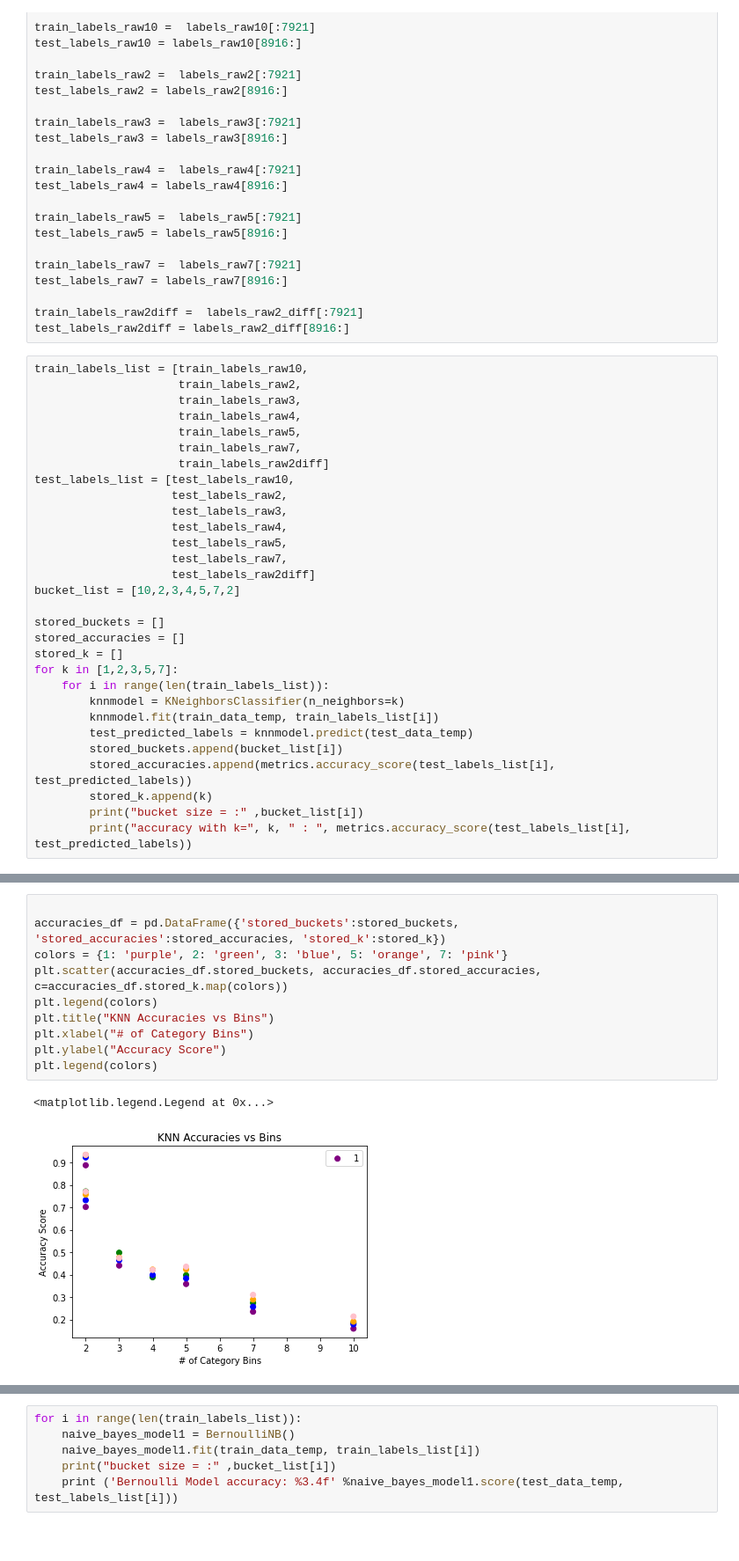
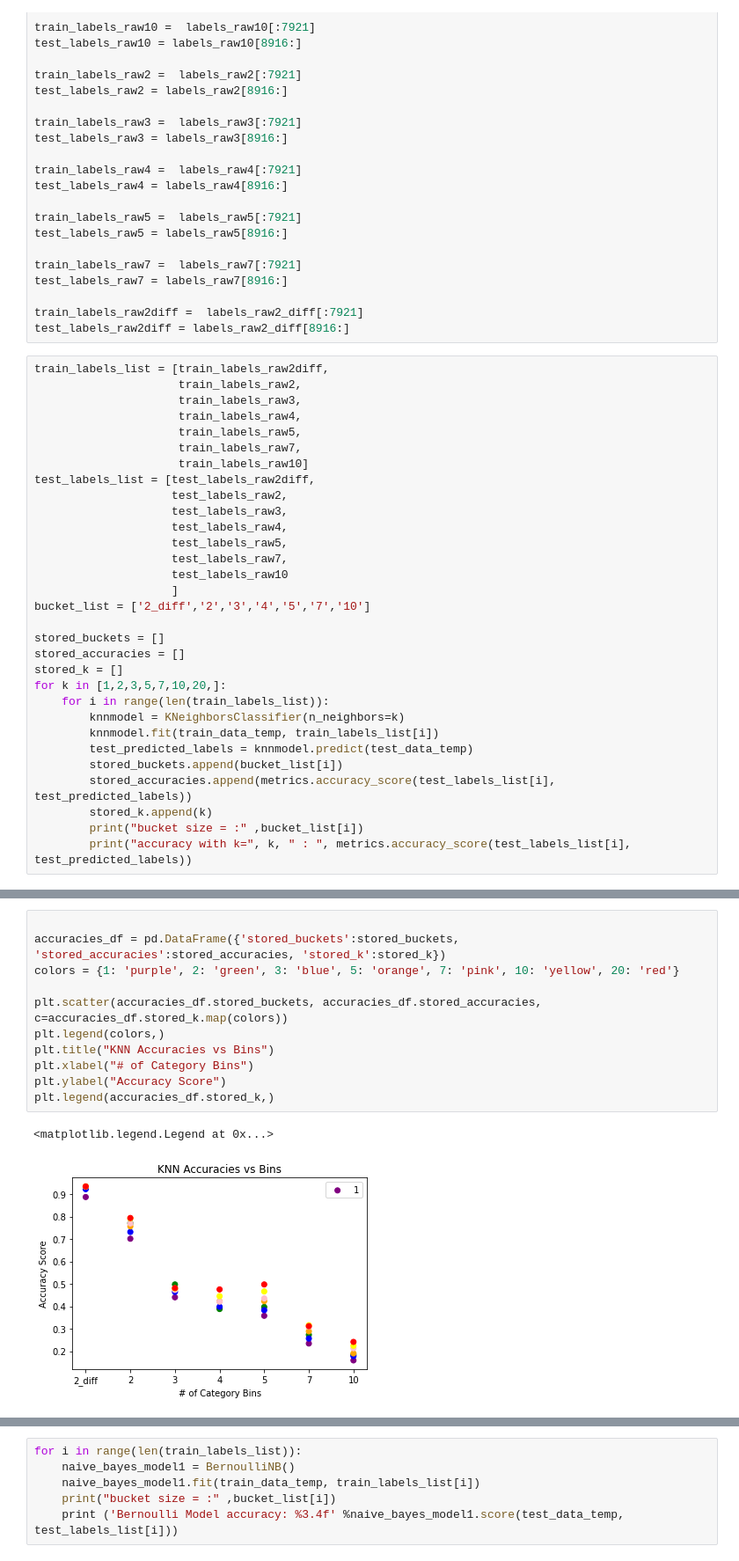
Before and after one commit to apschlissel/w207-final-project, a Jupyter notebook: madeline/Cleaned_Model.ipynb, the cells around one changed output, grey strips where cells are left out. Shown: that part at 88% size. Cells and saved outputs as stored; diff of their text form; blank space fills up the shorter version.

Commit message:
finalizing graph

```diff
--- a/madeline/Cleaned_Model.ipynb
+++ b/madeline/Cleaned_Model.ipynb
@@ -833,26 +833,27 @@ test_labels_raw7 = labels_raw7[8916:]
 train_labels_raw2diff =  labels_raw2_diff[:7921]
 test_labels_raw2diff = labels_raw2_diff[8916:]
 # %%
-train_labels_list = [train_labels_raw10,
+train_labels_list = [train_labels_raw2diff,
                      train_labels_raw2,
                      train_labels_raw3,
                      train_labels_raw4,
                      train_labels_raw5,
                      train_labels_raw7,
-                     train_labels_raw2diff]
-test_labels_list = [test_labels_raw10,
+                     train_labels_raw10]
+test_labels_list = [test_labels_raw2diff,
                     test_labels_raw2,
                     test_labels_raw3,
                     test_labels_raw4,
                     test_labels_raw5,
                     test_labels_raw7,
-                    test_labels_raw2diff]
-bucket_list = [10,2,3,4,5,7,2]
+                    test_labels_raw10
+                    ]
+bucket_list = ['2_diff','2','3','4','5','7','10']
 
 stored_buckets = []
 stored_accuracies = []
 stored_k = []
-for k in [1,2,3,5,7]:
+for k in [1,2,3,5,7,10,20,]:
     for i in range(len(train_labels_list)):
         knnmodel = KNeighborsClassifier(n_neighbors=k)
         knnmodel.fit(train_data_temp, train_labels_list[i])
@@ -883,13 +884,14 @@ accuracy with k= 7  :  0.9347389558232931
-# %%
-
-accuracies_df = pd.DataFrame({'stored_buckets':stored_buckets, 'stored_accuracies':stored_accuracies, 'stored_k':stored_k})
-colors = {1: 'purple', 2: 'green', 3: 'blue', 5: 'orange', 7: 'pink'}
-plt.scatter(accuracies_df.stored_buckets, accuracies_df.stored_accuracies, c=accuracies_df.stored_k.map(colors))
-plt.legend(colors)
-plt.title("KNN Accuracies vs Bins")
-plt.xlabel("# of Category Bins")
-plt.ylabel("Accuracy Score")
-plt.legend(colors)
-# %% [output]
-<matplotlib.legend.Legend at 0x...>
-[figure, removed]
+# %%
+
+accuracies_df = pd.DataFrame({'stored_buckets':stored_buckets, 'stored_accuracies':stored_accuracies, 'stored_k':stored_k})
+colors = {1: 'purple', 2: 'green', 3: 'blue', 5: 'orange', 7: 'pink', 10: 'yellow', 20: 'red'}
+
+plt.scatter(accuracies_df.stored_buckets, accuracies_df.stored_accuracies, c=accuracies_df.stored_k.map(colors))
+plt.legend(colors,)
+plt.title("KNN Accuracies vs Bins")
+plt.xlabel("# of Category Bins")
+plt.ylabel("Accuracy Score")
+plt.legend(accuracies_df.stored_k,)
+# %% [output]
+<matplotlib.legend.Legend at 0x...>
+[figure, added]
```
Also changed, not shown: parts of 18 cells of this notebook.
